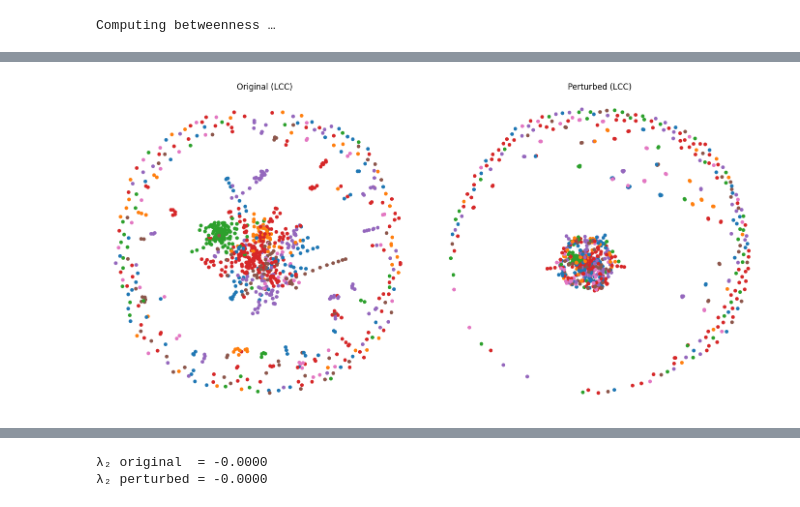
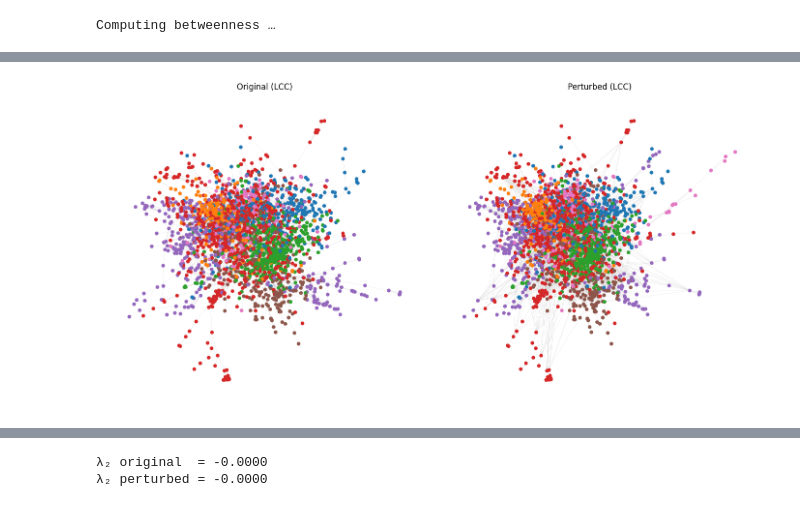
Before and after one commit to SoniaBorsi/Adversarial-Attack-GNN, a Jupyter notebook: network_analysis.ipynb, the cells around one changed output, grey strips where cells are left out. Cells and saved outputs as stored; diff of their text form; code cells hidden in the pictures.

```diff
--- a/network_analysis.ipynb
+++ b/network_analysis.ipynb
@@ -165,8 +198,8 @@ Global C_pert  = 0.1254
 # %%
-label_dict = data.y.numpy()  # labels from torch-geo
-nx.set_node_attributes(G_original,  {i:int(label_dict[i]) for i in G_original}, 'y')
-nx.set_node_attributes(G_perturbed,{i:int(label_dict[i]) for i in G_perturbed},'y')
+# label_dict = data.y.numpy()  # labels from torch-geo
+# nx.set_node_attributes(G_original,  {i:int(label_dict[i]) for i in G_original}, 'y')
+# nx.set_node_attributes(G_perturbed,{i:int(label_dict[i]) for i in G_perturbed},'y')
 
-r_orig = nx.attribute_assortativity_coefficient(G_original, 'y')
-r_pert = nx.attribute_assortativity_coefficient(G_perturbed,'y')
-print(f"Label assortativity:  orig={r_orig:.4f}   pert={r_pert:.4f}")
+# r_orig = nx.attribute_assortativity_coefficient(G_original, 'y')
+# r_pert = nx.attribute_assortativity_coefficient(G_perturbed,'y')
+# print(f"Label assortativity:  orig={r_orig:.4f}   pert={r_pert:.4f}")
@@ -374,7 +403,7 @@ def lcc(G):
 
 G0 = lcc(G_original)
 Gp = lcc(G_perturbed)
-SUBSAMPLE = 1000
+SUBSAMPLE = 3000
 G0_draw = sample_graph(G0, SUBSAMPLE)
 Gp_draw = sample_graph(Gp, SUBSAMPLE)
 
@@ -436,4 +455,4 @@ Done!
-[figure, old version]
+[figure, new version]
 # %%
 # ------------------------------------------------------------
 # 1A  How many edges were actually flipped?
```
Also changed, not shown: parts of 15 cells of this notebook, 15 other files.
